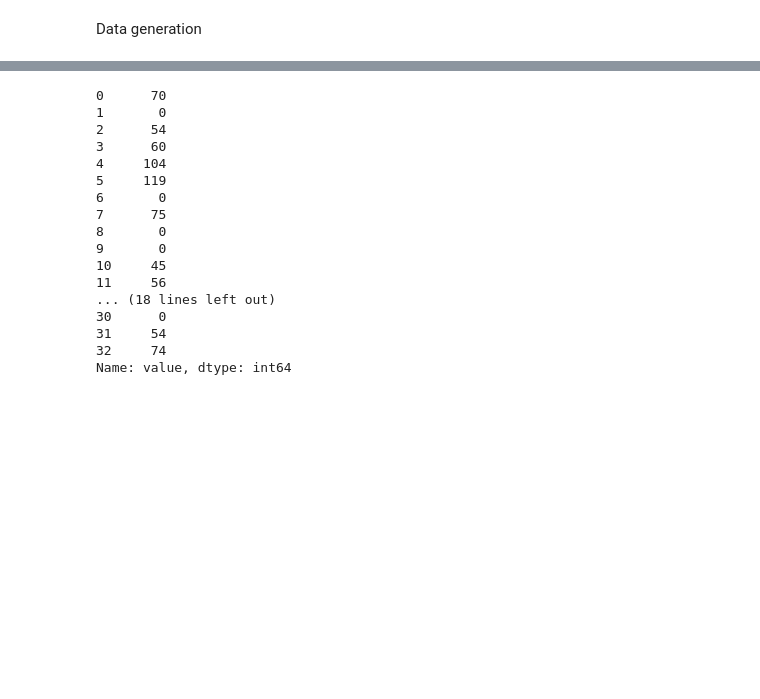
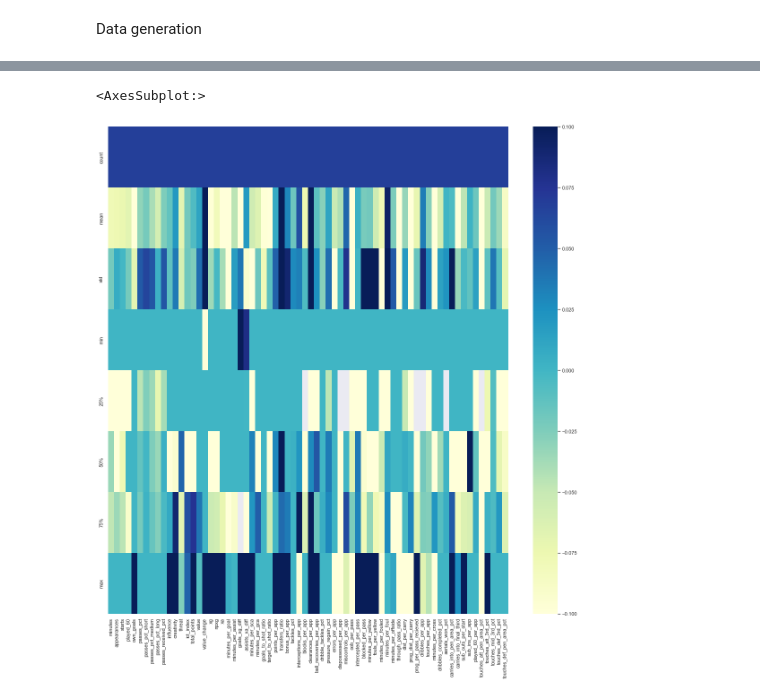
Before and after one commit to victorian177/FPL-Manager, a Jupyter notebook: stats.ipynb, the cells around one changed output, grey strips where cells are left out. Cells and saved outputs as stored; diff of their text form; code cells hidden in the pictures; blank space fills up the shorter version.

```diff
--- a/stats.ipynb
+++ b/stats.ipynb
@@ -18,2 +332,7 @@ Data generation
+# %%
+extra_team_column_names = [exprssn.split(' = ')[0] for exprssn in extra_team_columns]
+for exprssn in extra_team_columns:
+  for season in seasons:
+    column_creator(df=data[season]['teams_stats'], expression=exprssn)
 # %%
-data = PlayerData(17)
+data['17/18']['teams_stats']
@@ -42,20 +358,35 @@ svtn_eightn["Arsenal"]['player_stats'][['appearances', 'minutes', 'value_change'
-# %%
-svtn_eightn["Arsenal"]['player_stats']['value']
-# %% [output]
-0      70
-1       0
-2      54
-3      60
-4     104
-5     119
-6       0
-7      75
-8       0
-9       0
-10     45
-11     56
-... (18 lines left out)
-30      0
-31     54
-32     74
-Name: value, dtype: int64
+# %%
+for season in seasons:
+  df = data[season]['all_teams']['player_stats']
+
+  correlation = df[cols].corr()
+  correlation.to_csv(f"eda/{batch}/{batch}_{season.split('/')[0]}_correlation.csv")
+
+  covariance = df[cols].cov()
+  covariance.to_csv(f"eda/{batch}/{batch}_{season.split('/')[0]}_covariance.csv")
+
+  description = df[cols].describe()
+  description.to_csv(f"eda/{batch}/{batch}_{season.split('/')[0]}_description.csv")
+# %%
+desc = {}
+for season in seasons:
+    df = pd.read_csv(f"eda\entire_season\entire_season_{season.split('/')[0]}_description.csv", index_col=0)
+    desc[season] = df
+
+corr = {}
+for season in seasons:
+    df = pd.read_csv(f"eda\entire_season\entire_season_{season.split('/')[0]}_correlation.csv", index_col=0)
+    corr[season] = df
+
+covr = {}
+for season in seasons:
+    df = pd.read_csv(f"eda\entire_season\entire_season_{season.split('/')[0]}_covariance.csv", index_col=0)
+    covr[season] = df
+# %%
+desc_17_compare = (desc['17/18'] - desc['18/19']) / desc['17/18']
+desc_17_compare.fillna(0, inplace=True)
+sns.set(rc={'figure.figsize':(20, 20)})
+sns.heatmap(desc_17_compare, cmap="YlGnBu")
+# %% [output]
+<AxesSubplot:>
+[figure, added]
```
Also changed, not shown: parts of 20 cells of this notebook, 5 other files.
